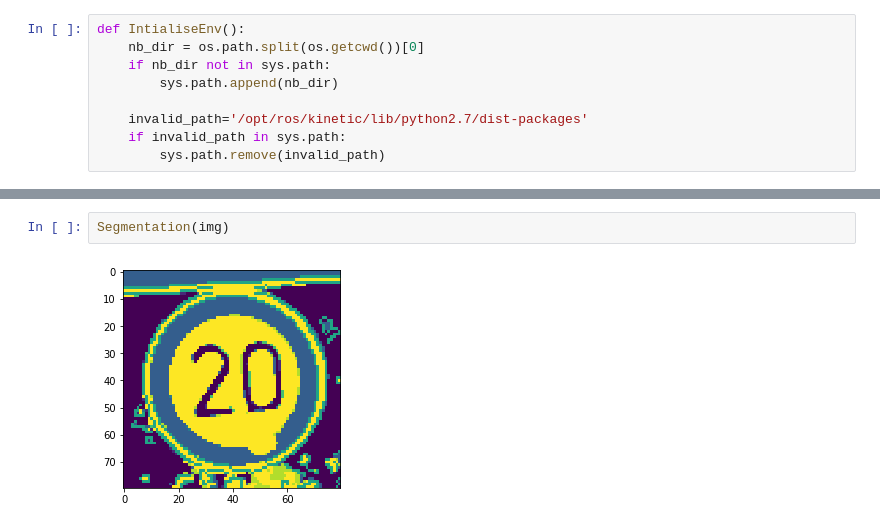
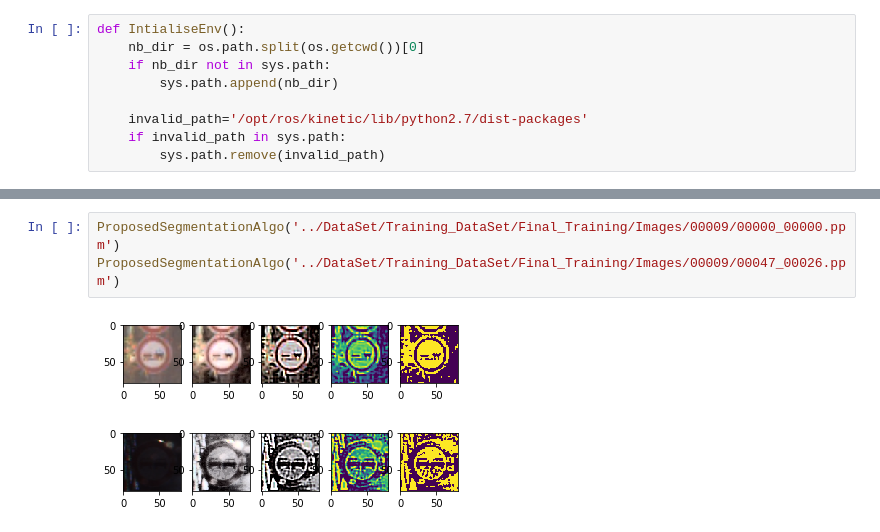
Before and after one commit to RanaMostafaAbdElMohsen/Traffic_Sign_Recognition, a Jupyter notebook: Source_Code/Feature_Extraction/Segmentation.ipynb, the cells around one changed output, grey strips where cells are left out. Saved outputs shown, nothing was run; the diff lists cells and outputs as text.

```diff
--- a/Source_Code/Feature_Extraction/Segmentation.ipynb
+++ b/Source_Code/Feature_Extraction/Segmentation.ipynb
@@ -79,4 +110,6 @@ img=edge_enhance(dst)
-# %%
-Segmentation(img)
-# %% [output]
-[figure, removed]
+# %%
+ProposedSegmentationAlgo('../DataSet/Training_DataSet/Final_Training/Images/00009/00000_00000.ppm')
+ProposedSegmentationAlgo('../DataSet/Training_DataSet/Final_Training/Images/00009/00047_00026.ppm')
+# %% [output]
+[figure, added]
+[figure, added]
```
Also changed, not shown: parts of 20 cells of this notebook, 2 other files.
